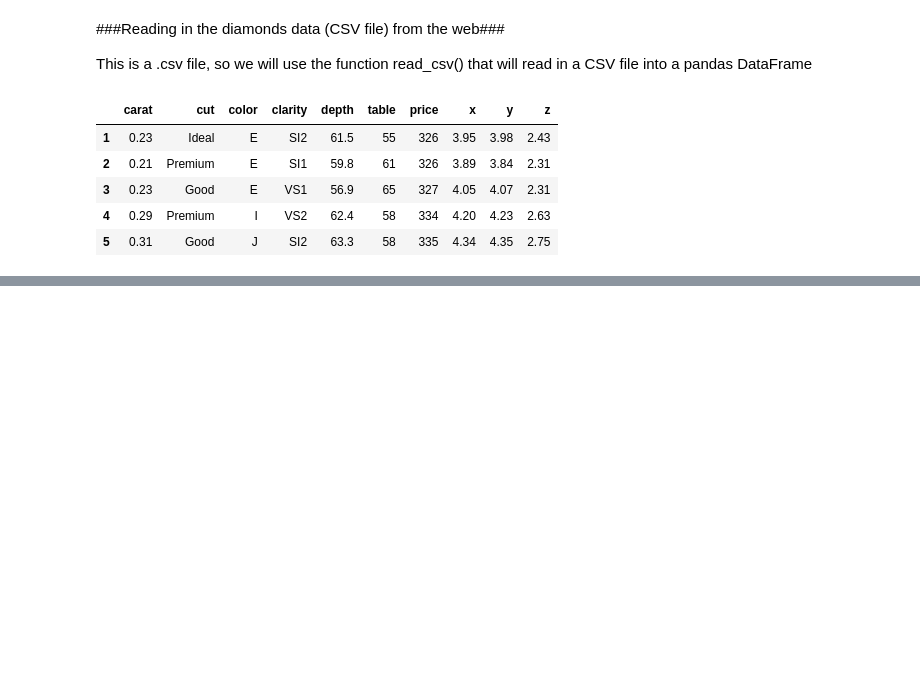
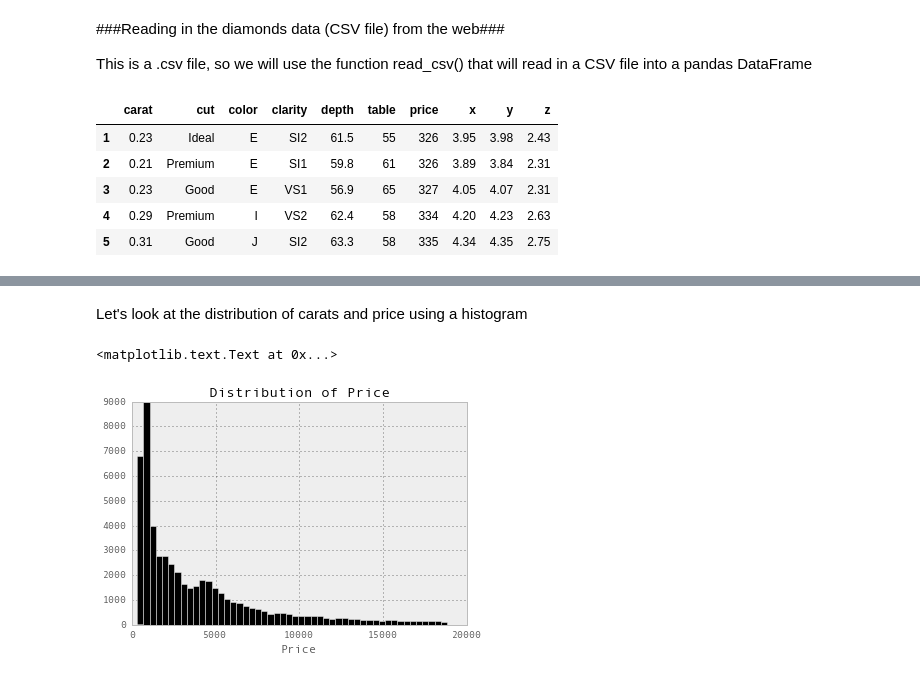
Before and after one commit to rohitx/Harvard_DataScience, a Jupyter notebook: Lab2.ipynb, the cells around one changed output, grey strips where cells are left out. Drawn from its saved outputs; the diff is of its cells as text; code cells hidden in the pictures; blank space fills up the shorter version.

```diff
--- a/Lab2.ipynb
+++ b/Lab2.ipynb
@@ -30,0 +60,9 @@ diamonds.head()
+# %% [markdown]
+Let's look at the distribution of carats and price using a histogram
+# %%
+diamonds['price'].hist(bins=50, color='black')
+plt.title('Distribution of Price')
+plt.xlabel('Price')
+# %% [output]
+<matplotlib.text.Text at 0x...>
+[figure, added]
```
Also changed, not shown: parts of 20 cells of this notebook, 1 other file.
